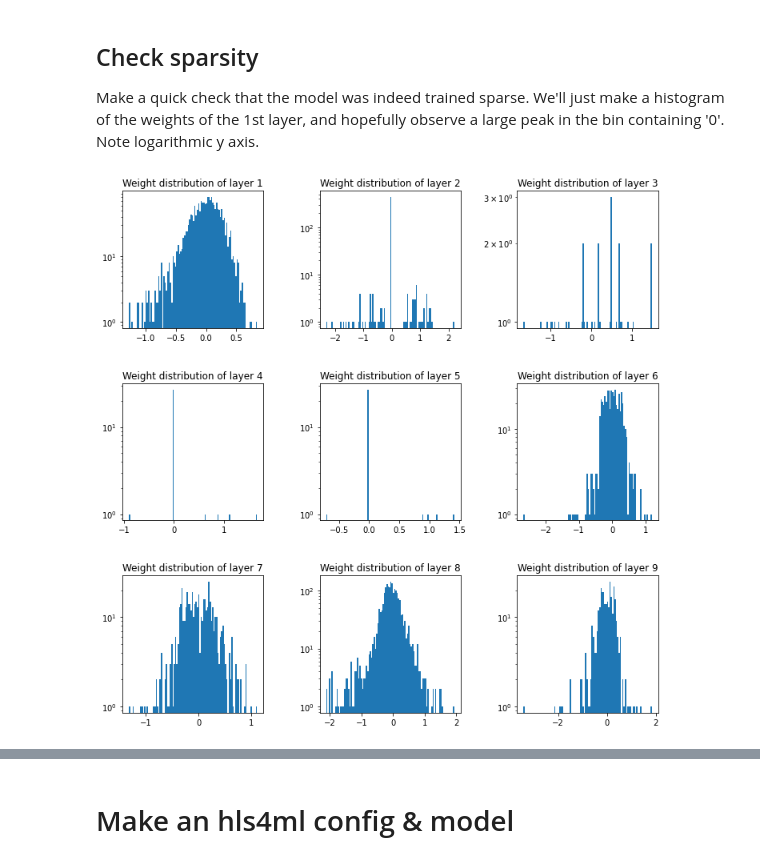
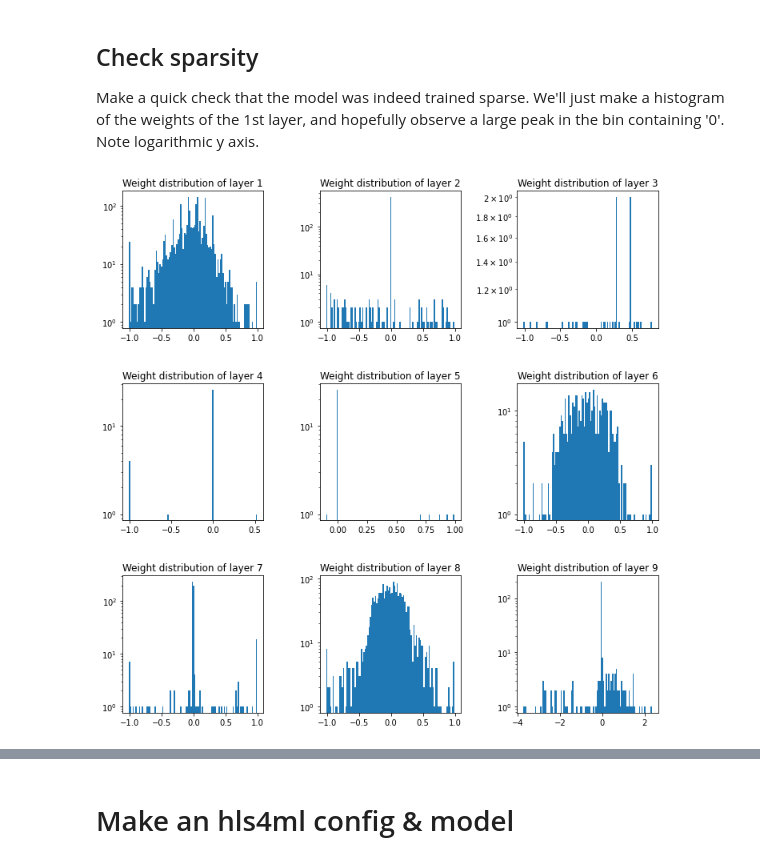
Before and after one commit to LorenzoValente3/Autoencoder-for-FPGA, a Jupyter notebook: hls4ml_conversion.ipynb, the cells around one changed output, grey strips where cells are left out. Saved outputs shown, nothing was run; the diff lists cells and outputs as text; code cells hidden in the pictures.

```diff
--- a/hls4ml_conversion.ipynb
+++ b/hls4ml_conversion.ipynb
@@ -39,29 +39,29 @@ Make a quick check that the model was indeed trained sparse. We'll just make a h
 # %%
 import numpy as np
 import matplotlib.pyplot as plt
 
 w = 10
 h = 10
 fig = plt.figure(figsize=(12, 12))
 columns = 3
 rows = 3
 fig.subplots_adjust(hspace=0.4, wspace=0.4)
 
 #this applies for the quantized loop
 num_layers = [1,3,5,6,7,10,11,14,15]
 j = 1
 
-#for i in num_layers:
-for i in range(1, columns*rows +1):
+for i in num_layers:
+#for i in range(1, columns*rows +1):
     fig.add_subplot(rows, columns, j)
-    w = ae_w_classifier_pruned.layers[i].weights[0].numpy()
+    w = qae_w_classifier_pruned.layers[i].weights[0].numpy()
     h, b = np.histogram(w, bins=100)
     plt.bar(b[:-1], h, width=b[1]-b[0])
     plt.semilogy()
     plt.title('Weight distribution of layer '+ str(j))
     j+=1
 
 #plt.savefig('./Report/images/section4/pruned_weightsdistr.png')
 plt.show()
 # %% [output]
-[figure, old version]
+[figure, new version]
```
Also changed, not shown: parts of 6 cells of this notebook, 6 other files.
